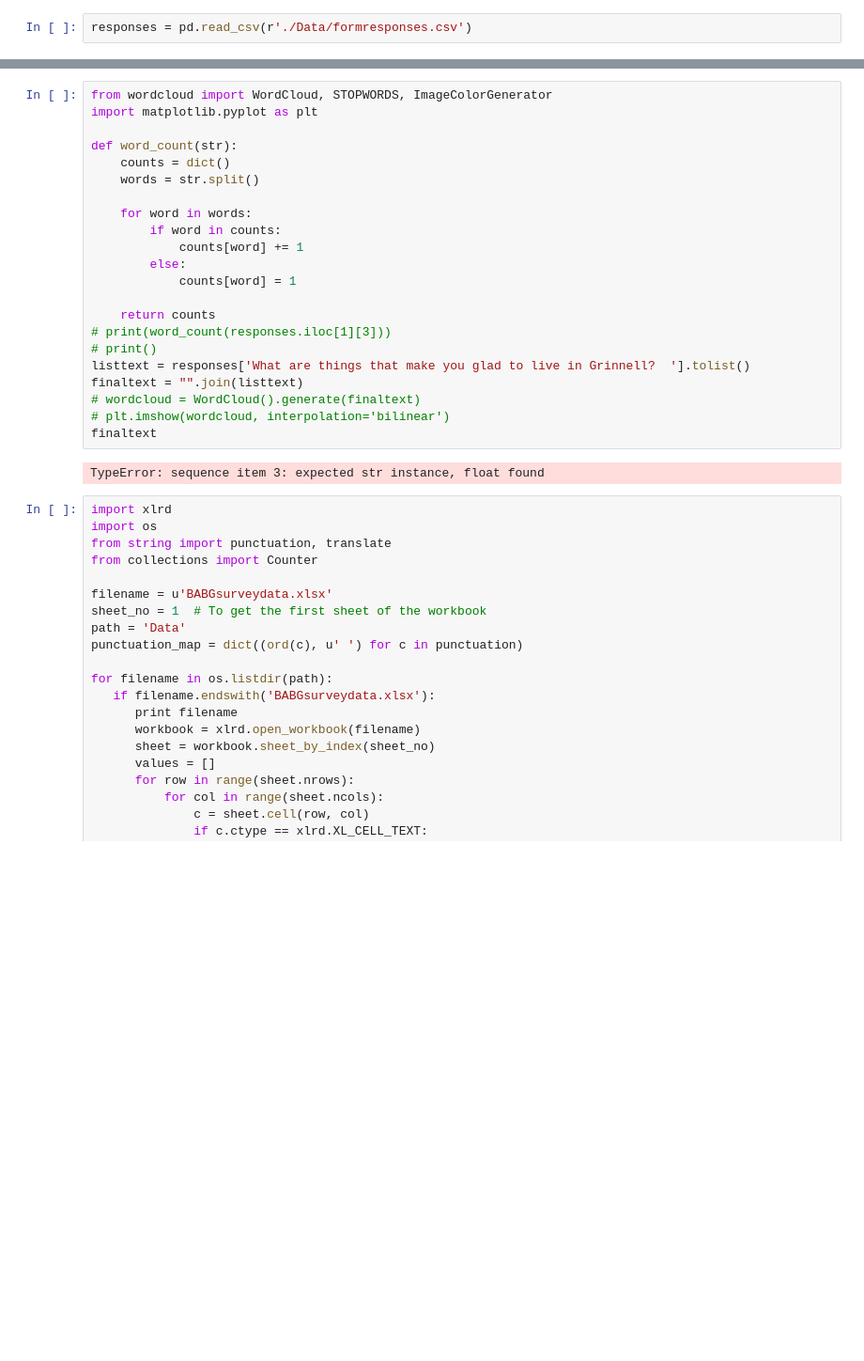
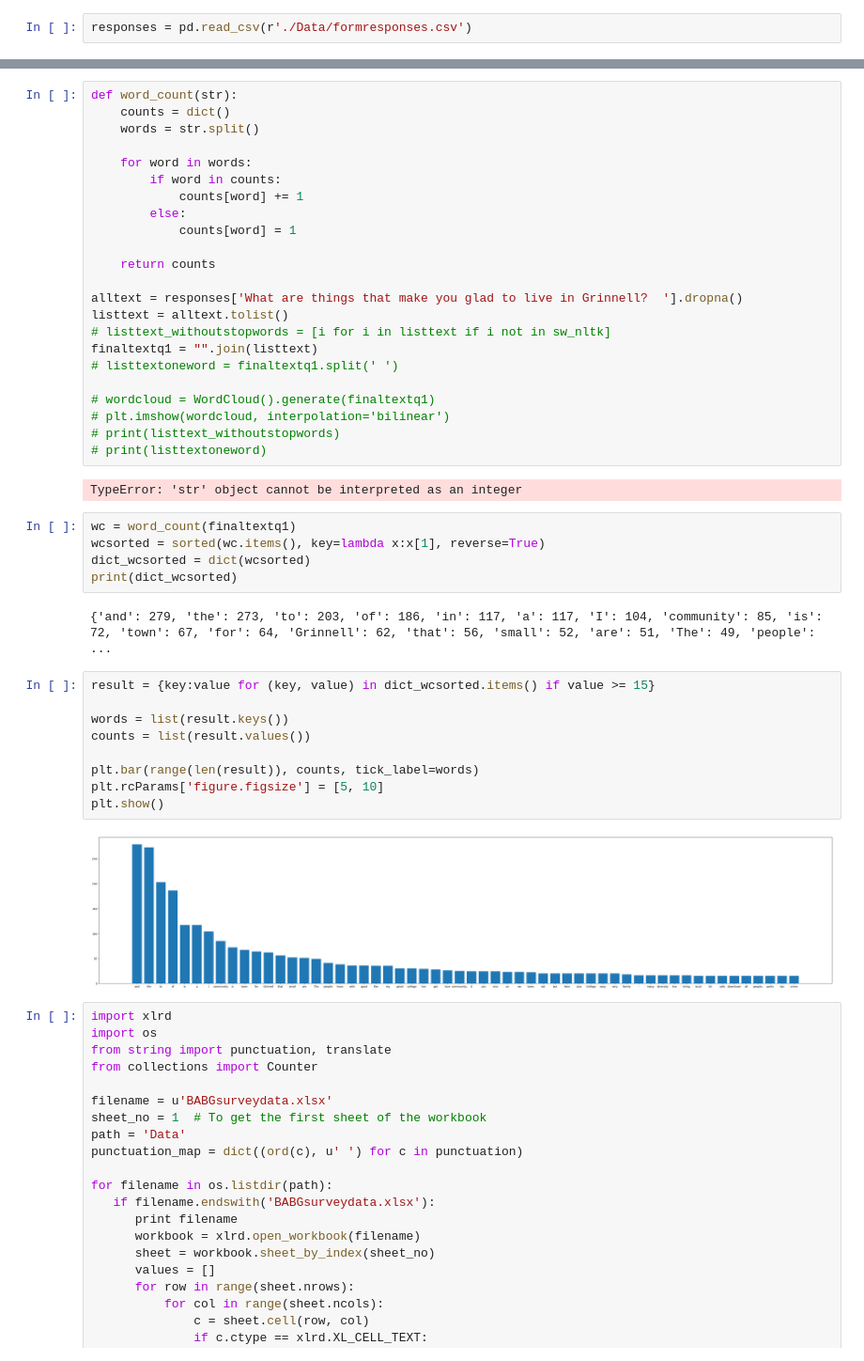
Before and after one commit to shreyasagrawal/Survey-Analysis-NLP, a Jupyter notebook: finalproj.ipynb, the cells around one changed output, grey strips where cells are left out. Shown: that part at 94% size. Saved outputs shown, nothing was run; the diff lists cells and outputs as text; blank space fills up the shorter version.

```diff
--- a/finalproj.ipynb
+++ b/finalproj.ipynb
@@ -21,7 +36,4 @@ responses
 # %%
-from wordcloud import WordCloud, STOPWORDS, ImageColorGenerator
-import matplotlib.pyplot as plt
-
 def word_count(str):
     counts = dict()
     words = str.split()
@@ -33,15 +45,37 @@ def word_count(str):
             counts[word] = 1
 
     return counts
-# print(word_count(responses.iloc[1][3]))
-# print()
-listtext = responses['What are things that make you glad to live in Grinnell?  '].tolist()
-finaltext = "".join(listtext)
-# wordcloud = WordCloud().generate(finaltext)
+
+alltext = responses['What are things that make you glad to live in Grinnell?  '].dropna()
+listtext = alltext.tolist()
+# listtext_withoutstopwords = [i for i in listtext if i not in sw_nltk]
+finaltextq1 = "".join(listtext)
+# listtextoneword = finaltextq1.split(' ')
+
+# wordcloud = WordCloud().generate(finaltextq1)
 # plt.imshow(wordcloud, interpolation='bilinear')
-finaltext
+# print(listtext_withoutstopwords)
+# print(listtextoneword)
 # %% [output]
-TypeError: sequence item 3: expected str instance, float found
+TypeError: 'str' object cannot be interpreted as an integer
+# %%
+wc = word_count(finaltextq1)
+wcsorted = sorted(wc.items(), key=lambda x:x[1], reverse=True)
+dict_wcsorted = dict(wcsorted)
+print(dict_wcsorted)
+# %% [output]
+{'and': 279, 'the': 273, 'to': 203, 'of': 186, 'in': 117, 'a': 117, 'I': 104, 'community': 85, 'is': 72, 'town': 67, 'for': 64, 'Grinnell': 62, 'that': 56, 'small': 52, 'are': 51, 'The': 49, 'people': ...
+# %%
+result = {key:value for (key, value) in dict_wcsorted.items() if value >= 15}
+
+words = list(result.keys())
+counts = list(result.values())
+
+plt.bar(range(len(result)), counts, tick_label=words)
+plt.rcParams['figure.figsize'] = [5, 10]
+plt.show()
+# %% [output]
+[figure, added]
 # %%
 import xlrd
 import os
```
Also changed, not shown: parts of 4 cells of this notebook, 3 other files.
